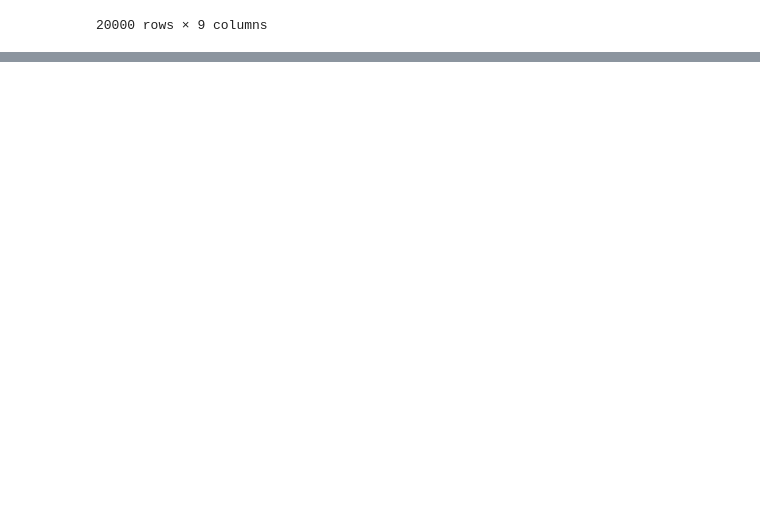
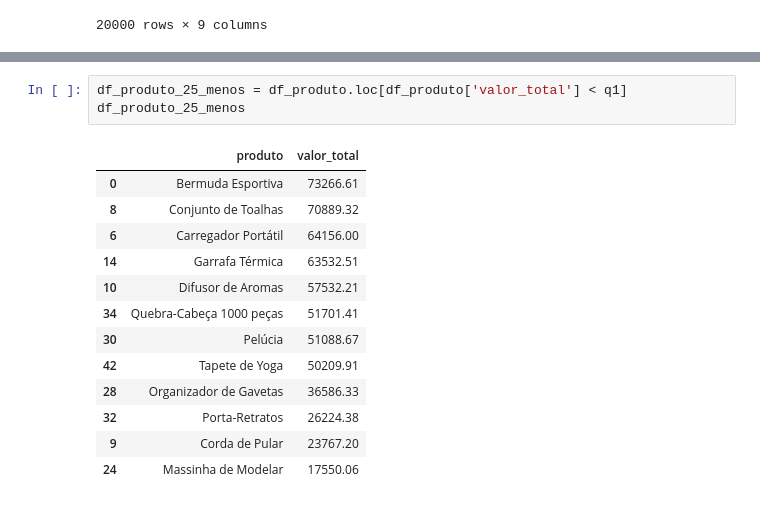
Before and after one commit to reboucasicaro-del/SENAC_DADOS_CASSIO, a Jupyter notebook: arq_03.ipynb, the cells around one changed output, grey strips where cells are left out. Drawn from its saved outputs; the diff is of its cells as text; blank space fills up the shorter version.

```diff
--- a/arq_03.ipynb
+++ b/arq_03.ipynb
@@ -35,0 +118,17 @@ df_valor_categoria
+# %%
+df_produto_25_menos = df_produto.loc[df_produto['valor_total'] < q1]
+df_produto_25_menos
+# %% [output]
+|  | produto | valor_total |
+| 0 | Bermuda Esportiva | 73266.61 |
+| 8 | Conjunto de Toalhas | 70889.32 |
+| 6 | Carregador Portátil | 64156.00 |
+| 14 | Garrafa Térmica | 63532.51 |
+| 10 | Difusor de Aromas | 57532.21 |
+| 34 | Quebra-Cabeça 1000 peças | 51701.41 |
+| 30 | Pelúcia | 51088.67 |
+| 42 | Tapete de Yoga | 50209.91 |
+| 28 | Organizador de Gavetas | 36586.33 |
+| 32 | Porta-Retratos | 26224.38 |
+| 9 | Corda de Pular | 23767.20 |
+| 24 | Massinha de Modelar | 17550.06 |
```
Also changed, not shown: parts of 17 cells of this notebook, 1 other file.
